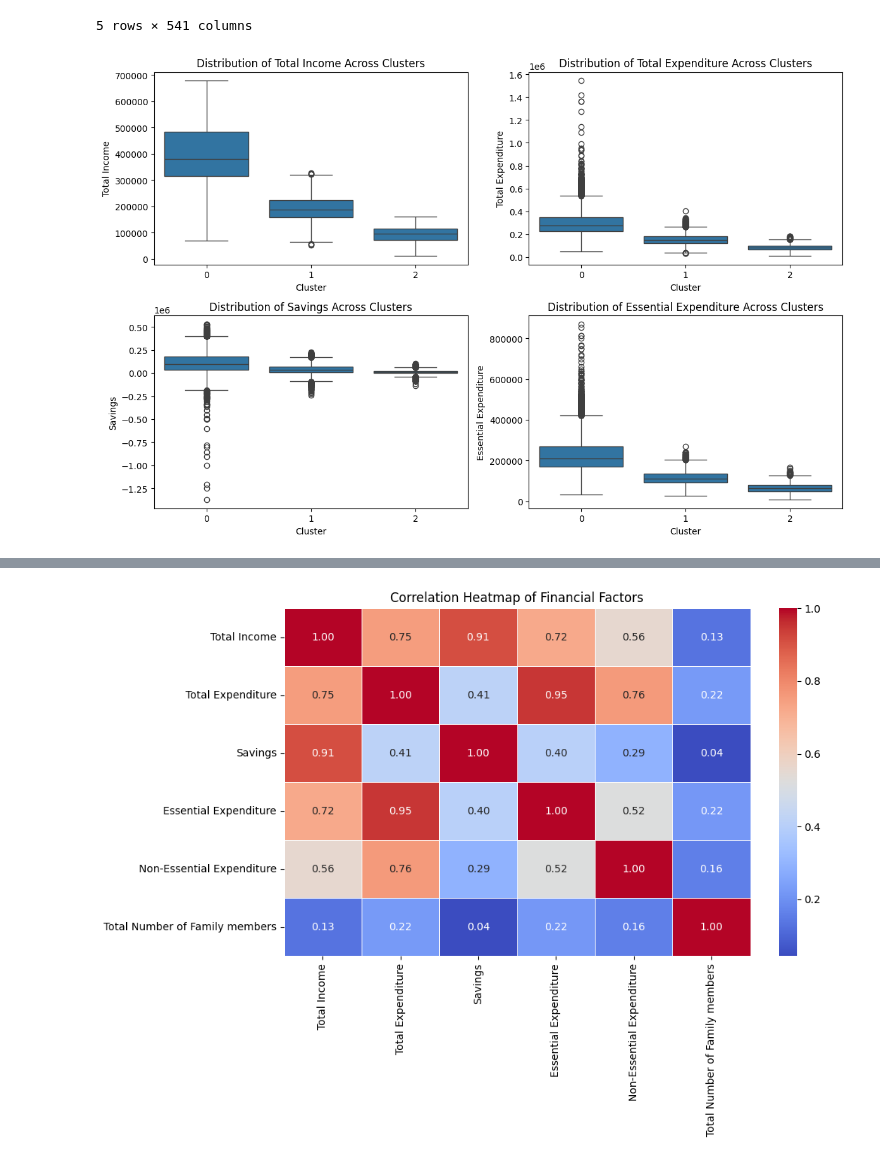
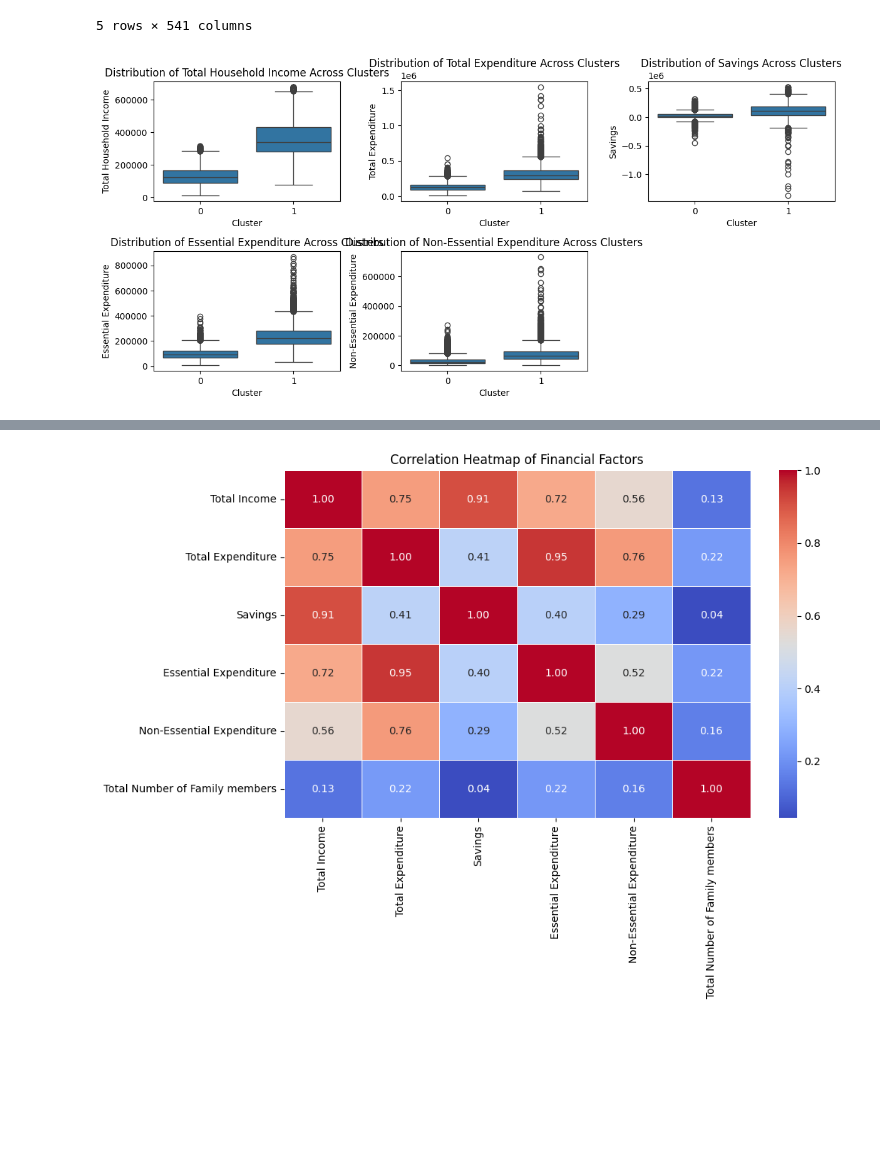
Before and after one commit to machiwao/CCADMACL_PROJECT_COM222, a Jupyter notebook: CCADMACL_Project_Implementation.ipynb, the cells around one changed output, grey strips where cells are left out. Cells and saved outputs as stored; diff of their text form; code cells hidden in the pictures; blank space fills up the shorter version.

```diff
--- a/CCADMACL_Project_Implementation.ipynb
+++ b/CCADMACL_Project_Implementation.ipynb
@@ -226,12 +220,12 @@ X_umap = umap_reducer.fit_transform(df_iqr_filtered)
 # %%
-# from sklearn.decomposition import PCA
+from sklearn.decomposition import PCA
 
-# def best_num_components(data, variance_threshold=0.95):
-#     pca = PCA()
-#     pca.fit(data)
-#     cumulative_variance = pca.explained_variance_ratio_.cumsum()
-#     num_components = np.argmax(cumulative_variance >= variance_threshold) + 1
-#     return num_components, cumulative_variance, pca.explained_variance_ratio_
+def best_num_components(data, variance_threshold=0.95):
+    pca = PCA()
+    pca.fit(data)
+    cumulative_variance = pca.explained_variance_ratio_.cumsum()
+    num_components = np.argmax(cumulative_variance >= variance_threshold) + 1
+    return num_components, cumulative_variance, pca.explained_variance_ratio_
 
-# num_components, cumulative_variance, explained_variance = best_num_components(df_iqr_filtered)
-# print(f"Number of components to keep 95% variance: {num_components}")
+num_components, cumulative_variance, explained_variance = best_num_components(df_iqr_filtered)
+print(f"Number of components to keep 95% variance: {num_components}")
@@ -272,12 +271,12 @@ best_silhouette = -1
 
 for k in k_values:
     kmeans = KMeans(n_clusters=k, init='k-means++', max_iter=300, n_init=10, random_state=42)
-    labels = kmeans.fit_predict(X_umap)
+    labels = kmeans.fit_predict(X_pca)
 
     wcss.append(kmeans.inertia_)
     sse[k] = kmeans.inertia_
 
-    score = silhouette_score(X_umap, labels, metric='euclidean')
+    score = silhouette_score(X_pca, labels, metric='euclidean')
     silhouette_scores.append(score)
 
     print(f"For K = {k}, WCSS = {sse[k]:.2f}, Silhouette Score = {score:.4f}")
@@ -314,16 +313,16 @@ Best K: 3 with Silhouette Score: 0.4994
 # %%
 optimal_k = best_k
 kmeans = KMeans(n_clusters=optimal_k, init='k-means++', max_iter=300, n_init=10, random_state=42)
-labels = kmeans.fit_predict(X_umap)
+labels = kmeans.fit_predict(X_pca)
 
 # Plot the clusters
 plt.figure(figsize=(8, 6))
-plt.scatter(X_umap[:, 0], X_umap[:, 1], c=labels, cmap='viridis', alpha=0.6, edgecolors='k')
+plt.scatter(X_pca[:, 0], X_pca[:, 1], c=labels, cmap='viridis', alpha=0.6, edgecolors='k')
 plt.scatter(kmeans.cluster_centers_[:, 0], kmeans.cluster_centers_[:, 1],
             s=200, c='red', label='Centroids', marker='X')
 plt.title(f'K-Means Clustering (K={optimal_k}) on UMAP')
-plt.xlabel('UMAP Component 1')
-plt.ylabel('UMAP Component 2')
+plt.xlabel('PCA Component 1')
+plt.ylabel('PCA Component 2')
 plt.legend()
 plt.grid(True)
 plt.show()
@@ -413,18 +412,18 @@ df_iqr_filtered.head()
 | 4 | 189322 | 94625 | 0 | 34820 | ... |
 5 rows × 541 columns
 # %%
-features = ['Total Income', 'Total Expenditure', 'Savings', 'Essential Expenditure']
+features = ['Total Household Income', 'Total Expenditure', 'Savings', 'Essential Expenditure', 'Non-Essential Expenditure']
 
 plt.figure(figsize=(12, 8))
 for i, feature in enumerate(features, 1):
-    plt.subplot(2, 2, i)
+    plt.subplot(3, 3, i)
     sns.boxplot(x='Cluster', y=feature, data=df_iqr_filtered)
     plt.title(f'Distribution of {feature} Across Clusters')
 
 plt.tight_layout()
 plt.show()
 # %% [output]
-[figure, old version]
+[figure, new version]
 # %%
 sns.violinplot(x='Cluster', y='Total Income', data=df_iqr_filtered, inner='quartile', palette='coolwarm')
 plt.title('Income Distribution by Cluster')
```
Also changed, not shown: parts of 16 cells of this notebook.
